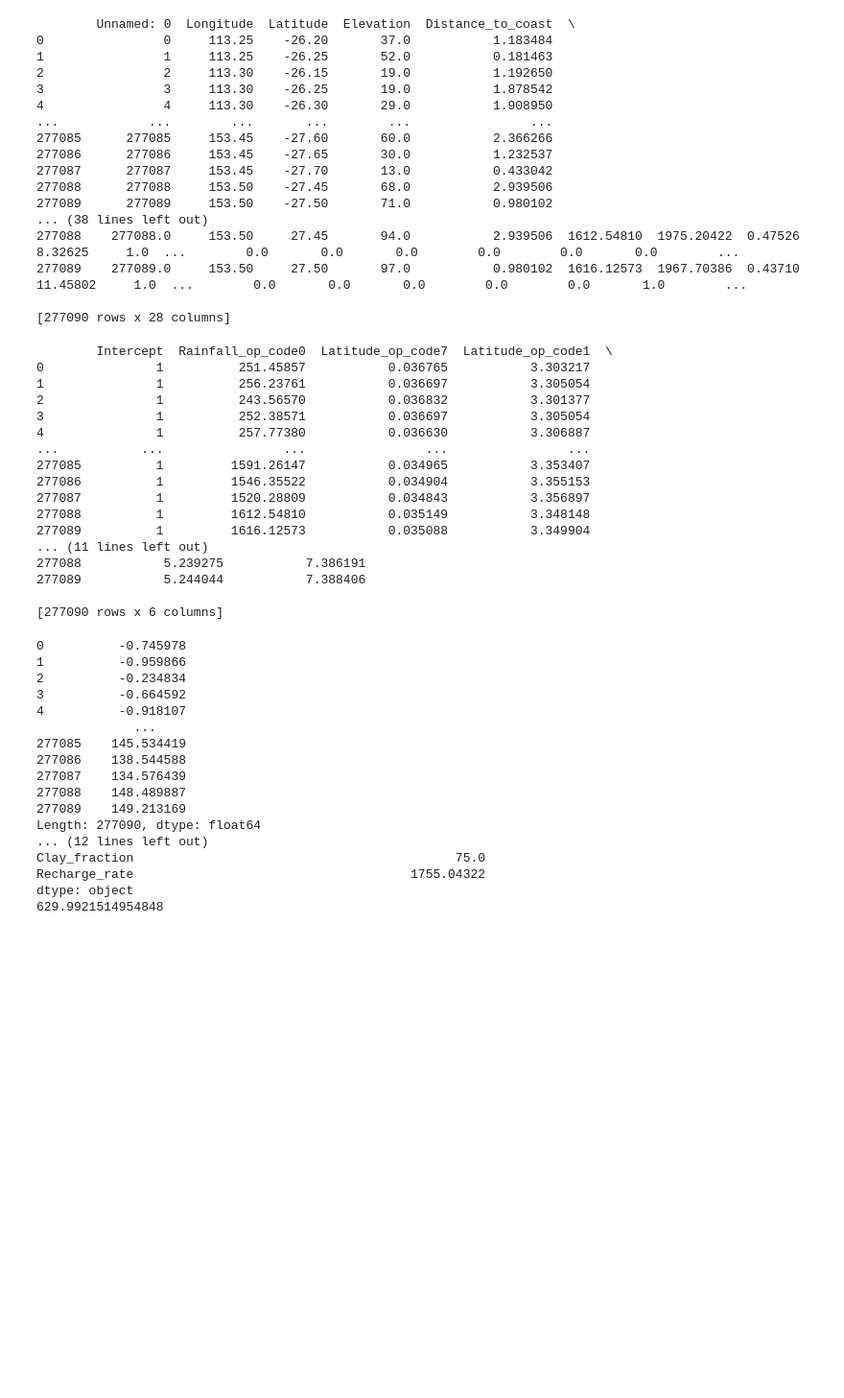
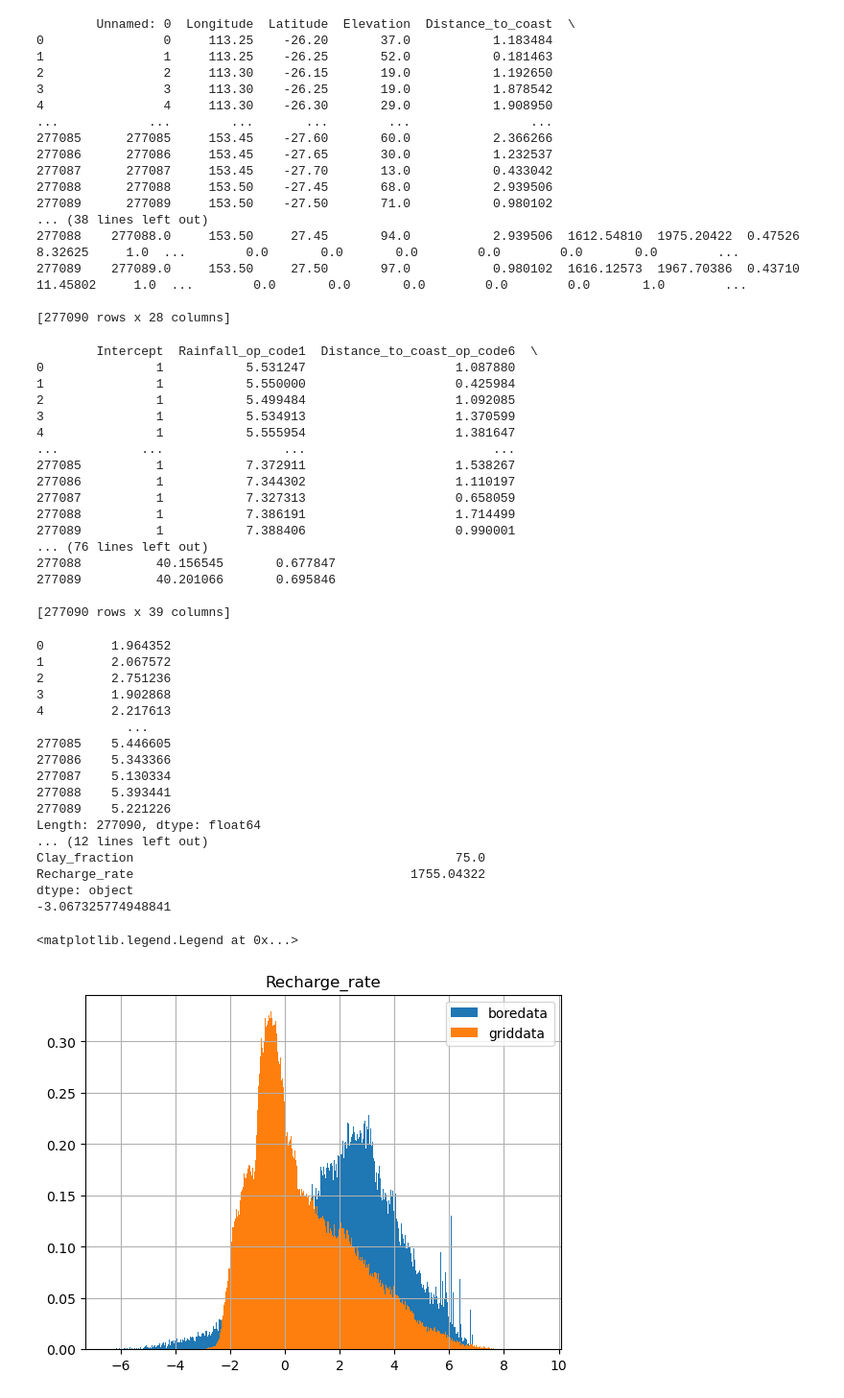
Before and after one commit to Matei-Stoica-Uni/Capstone-Case-Study---Australia, a Jupyter notebook: AUS_gw_recharge_capstonecasestudy.ipynb, the cells around one changed output. Shown at 96% size. Drawn from its saved outputs; the diff is of its cells as text; code cells hidden in the pictures; blank space fills up the shorter version.

Commit message:
fixed y log training case

```diff
--- a/AUS_gw_recharge_capstonecasestudy.ipynb
+++ b/AUS_gw_recharge_capstonecasestudy.ipynb
@@ -451,7 +451,7 @@ data_for_forward['Elevation'] = data_for_forward['Elevation']+26 # adding 26 so
 print(data_for_forward.head())
 nominal_variables = ['summer', 'summer dominant', 'uniform', 'winter', 'winter dominant', 'Anthroposols', 'Calcarosols', 'Chromosols', 'Dermosols', 'Ferrosols', 'Hydrosols', 'Kandosols','Kurosols', 'Organosols', 'Podosols', 'Rudosols', 'Sodosols','Tenosols', 'Vertosols']
 y = pd.DataFrame(data_for_forward['Recharge_rate'])
-#y.apply(lambda a: np.log(a), result_type='broadcast')
+y = y.apply(lambda a: np.log(a), result_type='broadcast')
 data_for_forward = data_for_forward.drop(labels = ['Recharge_rate'], axis=1)
 X = y.apply(lambda a: 1, result_type='broadcast').rename(columns={'Recharge_rate':'Intercept'})
 
@@ -489,7 +489,7 @@ columns_to_inverse = []
 
 r2_initial = 0
 r2_improvement_list = []
-min_improvement = 0.01
+min_improvement = 0.00001
 for i in range(9999):
     r2_best = r2_initial
     for predictor in data_for_forward.columns:
@@ -659,42 +659,50 @@ data_pred_to_use = data_pred_to_use.reindex(columns=X.columns)
 print(data_pred_to_use)
 y_pred = results.predict(data_pred_to_use)
 # %% [output]
-        Intercept  Rainfall_op_code0  Latitude_op_code7  Latitude_op_code1  \
-0               1          251.45857           0.036765           3.303217
-1               1          256.23761           0.036697           3.305054
-2               1          243.56570           0.036832           3.301377
-3               1          252.38571           0.036697           3.305054
-4               1          257.77380           0.036630           3.306887
-...           ...                ...                ...                ...
-277085          1         1591.26147           0.034965           3.353407
-277086          1         1546.35522           0.034904           3.355153
-277087          1         1520.28809           0.034843           3.356897
-277088          1         1612.54810           0.035149           3.348148
-277089          1         1616.12573           0.035088           3.349904
-... (11 lines left out)
-277088           5.239275           7.386191
-277089           5.244044           7.388406
+        Intercept  Rainfall_op_code1  Distance_to_coast_op_code6  \
+0               1           5.531247                    1.087880
+1               1           5.550000                    0.425984
+2               1           5.499484                    1.092085
+3               1           5.534913                    1.370599
+4               1           5.555954                    1.381647
+...           ...                ...                         ...
+277085          1           7.372911                    1.538267
+277086          1           7.344302                    1.110197
+277087          1           7.327313                    0.658059
+277088          1           7.386191                    1.714499
+277089          1           7.388406                    0.990001
+... (76 lines left out)
+277088          40.156545       0.677847
+277089          40.201066       0.695846
 
-[277090 rows x 6 columns]
+[277090 rows x 39 columns]
 # %%
 print(y_pred)
 print(boredata.max())
-print(y_pred.max())
+print(y_pred.min())
+y_pred_transformed = np.exp(y_pred)
+y.hist(density=True, bins=500, label='boredata')
+y_pred.hist(density=True, bins=500, label='griddata')
+plt.legend()
+# shows the ranges of the predictions are about the same as the training data
+# the distributions are different but that is to be expected since the boreholes are not uniformly distributed, unlike the griddata
 # %% [output]
-0          -0.745978
-1          -0.959866
-2          -0.234834
-3          -0.664592
-4          -0.918107
-             ...
-277085    145.534419
-277086    138.544588
-277087    134.576439
-277088    148.489887
-277089    149.213169
+0         1.964352
+1         2.067572
+2         2.751236
+3         1.902868
+4         2.217613
+            ...
+277085    5.446605
+277086    5.343366
+277087    5.130334
+277088    5.393441
+277089    5.221226
 Length: 277090, dtype: float64
 ... (12 lines left out)
 Clay_fraction                                           75.0
 Recharge_rate                                     1755.04322
 dtype: object
-629.9921514954848
+-3.067325774948841
+<matplotlib.legend.Legend at 0x...>
+[figure, added]
```
Also changed, not shown: parts of 3 cells of this notebook.
